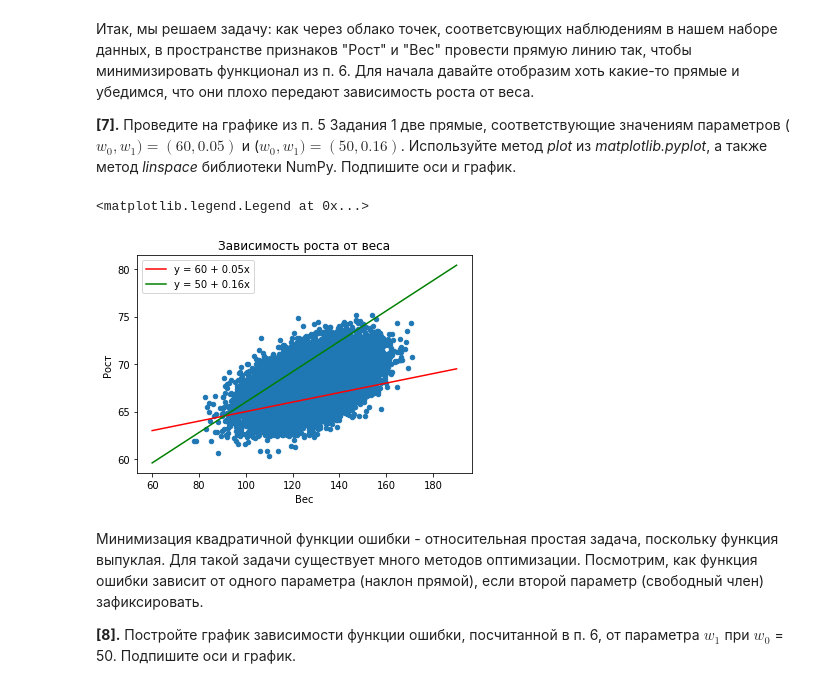
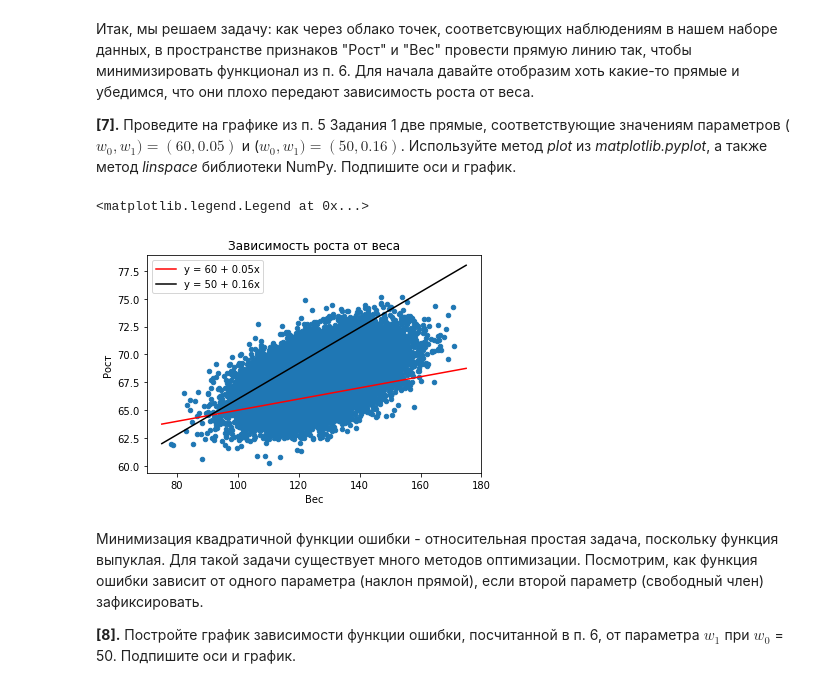
Before and after one commit to basvasilich/study_ml, a Jupyter notebook: supervised-learning/week1/peer_review_linreg_height_weight.ipynb, the cells around one changed output. Saved outputs shown, nothing was run; the diff lists cells and outputs as text; code cells hidden in the pictures.

```diff
--- a/supervised-learning/week1/peer_review_linreg_height_weight.ipynb
+++ b/supervised-learning/week1/peer_review_linreg_height_weight.ipynb
@@ -145,26 +145,33 @@ print(error(data, 50,0.16))
 Итак, мы решаем задачу: как через облако точек, соответсвующих наблюдениям в нашем наборе данных, в пространстве признаков "Рост" и "Вес" провести прямую линию так, чтобы минимизировать функционал из п. 6. Для начала давайте отобразим хоть какие-то прямые и убедимся, что они плохо передают зависимость роста от веса.
 
 **[7].** Проведите на графике из п. 5 Задания 1 две прямые, соответствующие значениям параметров ($w_0, w_1) = (60, 0.05)$ и ($w_0, w_1) = (50, 0.16)$. Используйте метод *plot* из *matplotlib.pyplot*, а также метод *linspace* библиотеки NumPy. Подпишите оси и график.
-# %%
-pl4 = data.plot(y='Height', x="Weight", kind='scatter',  title='Зависимость роста от веса')
-pl4.set_xlabel("Вес")
-pl4.set_ylabel("Рост")
-
-w01,w11 = (60,0.05)
-w02,w12 = (50, 0.16)
-x = np.linspace(60, 190, num=1000)
-def y1(x):
-    return w01 + w11 * x
-
-def y2(x):
-    return w02 + w12 * x
-
-pl4.plot(x, y1(x), color='red', label='y = 60 + 0.05x')
-pl4.plot(x, y2(x), color='green', label='y = 50 + 0.16x')
-pl4.legend()
-# %% [output]
-<matplotlib.legend.Legend at 0x...>
-[figure, removed]
+# %%
+w01, w11 = (60, 0.05)
+w02, w12 = (50, 0.16)
+
+def draw_plot_with_line(w0, w1):
+    p = data.plot(y='Height', x="Weight", kind='scatter',  title='Зависимость роста от веса')
+    p.set_xlabel("Вес")
+    p.set_ylabel("Рост")
+
+    x = np.linspace(75, 175, num=1000)
+    def y(x):
+        return w0 + w1 * x
+
+    p.plot(x, y(x), color='red', label='y = '+ str(round(w0, 2)) + ' + '+ str(round(w1, 3)) +'x')
+    p.legend()
+    return p, x
+
+p14, x14 = draw_plot_with_line(w01, w11)
+
+def y14(x):
+    return w02 + w12 * x
+
+p14.plot(x14, y14(x14), color='black', label='y = '+ str(round(w02, 2)) + ' + '+ str(round(w12, 3)) +'x')
+p14.legend()
+# %% [output]
+<matplotlib.legend.Legend at 0x...>
+[figure, added]
 # %% [markdown]
 Минимизация квадратичной функции ошибки - относительная простая задача, поскольку функция выпуклая. Для такой задачи существует много методов оптимизации. Посмотрим, как функция ошибки зависит от одного параметра (наклон прямой), если второй параметр (свободный член) зафиксировать.
 
```
Also changed, not shown: parts of 16 cells of this notebook, 6 other files.
